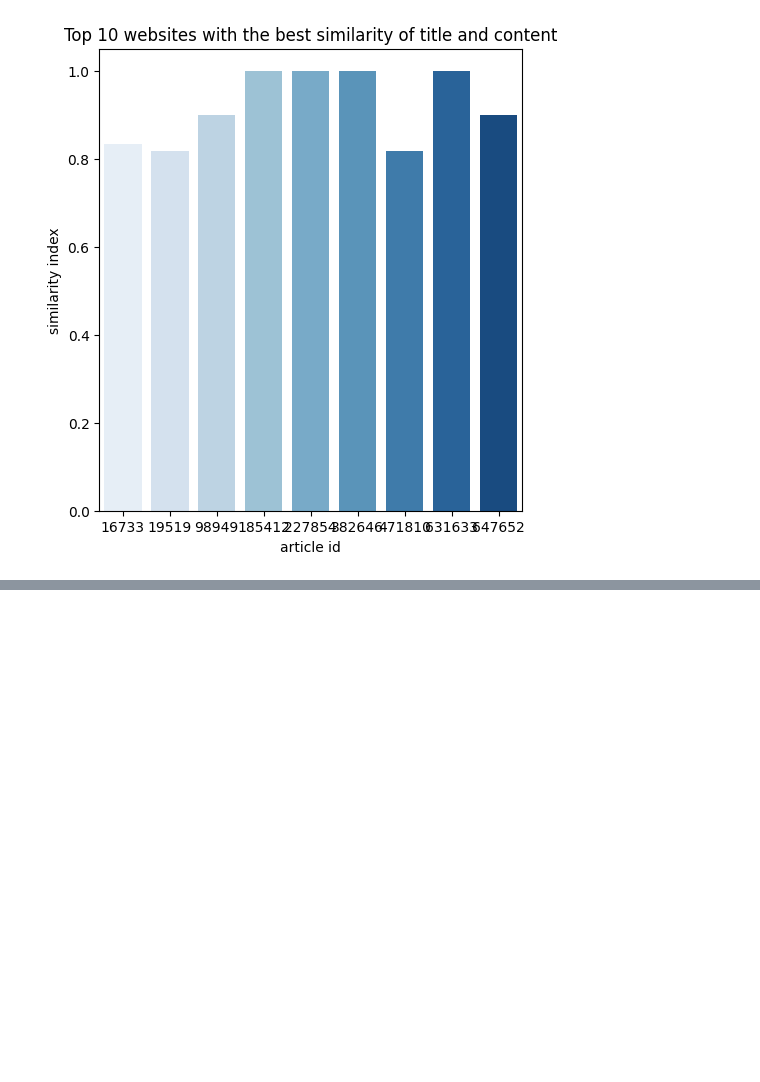
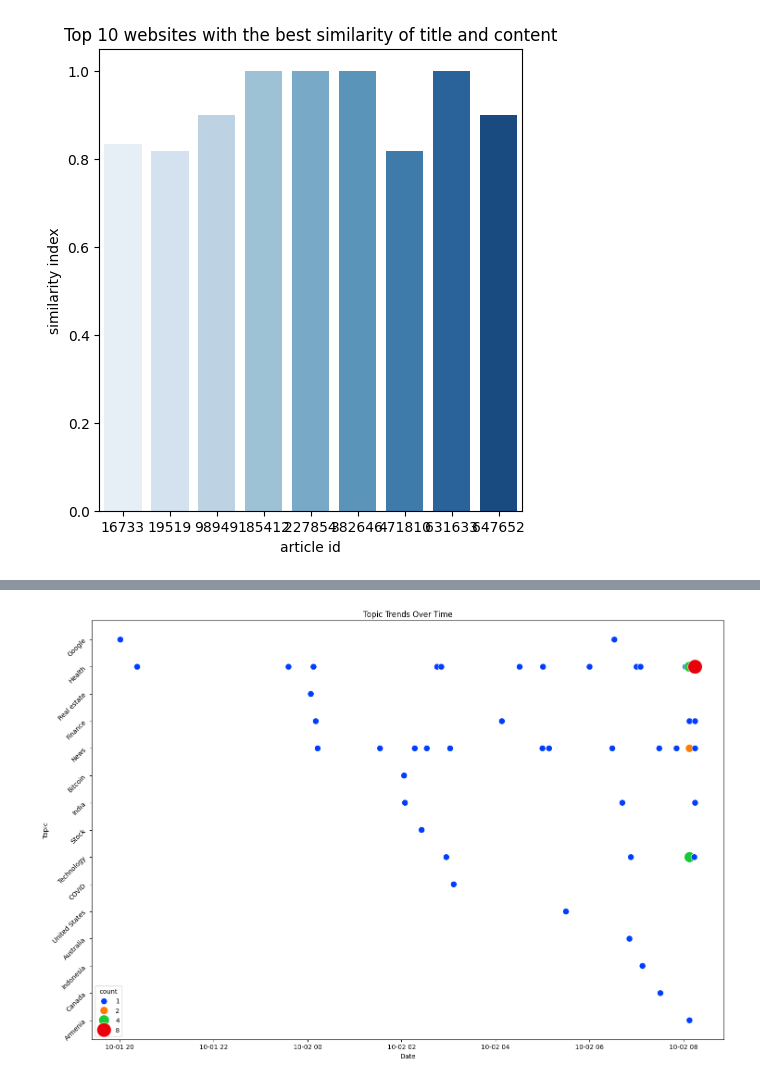
Before and after one commit to samsoneul/news_correlation_10ac_week0, a Jupyter notebook: notebooks/news_correlation.ipynb, the cells around one changed output, grey strips where cells are left out. Drawn from its saved outputs; the diff is of its cells as text; code cells hidden in the pictures; blank space fills up the shorter version.

```diff
--- a/notebooks/news_correlation.ipynb
+++ b/notebooks/news_correlation.ipynb
@@ -381,0 +477,26 @@ Text(0, 0.5, 'similarity index')
+# %%
+from datetime import datetime
+
+topic_trends = df_r.groupby(['published_at', 'predicted_category']).size().reset_index(name='count')
+
+# Convert 'published_at' to datetime format
+topic_trends['published_at'] = pd.to_datetime(topic_trends['published_at'], format='%Y-%m-%d %H:%M:%S.%f', errors='coerce')
+
+
+
+
+
+# Plot
+plt.figure(figsize=(15, 10))
+sns.scatterplot(x='published_at', y='predicted_category', size='count', hue='count', sizes=(100, 500), palette="bright", data=topic_trends.head(50))
+
+# Set labels and title
+plt.title('Topic Trends Over Time')
+plt.xlabel('Date')
+plt.ylabel('Topic')
+plt.yticks(rotation=45)
+plt.tight_layout()
+
+plt.show()
+# %% [output]
+[figure, added]
```
Also changed, not shown: parts of 3 cells of this notebook.
